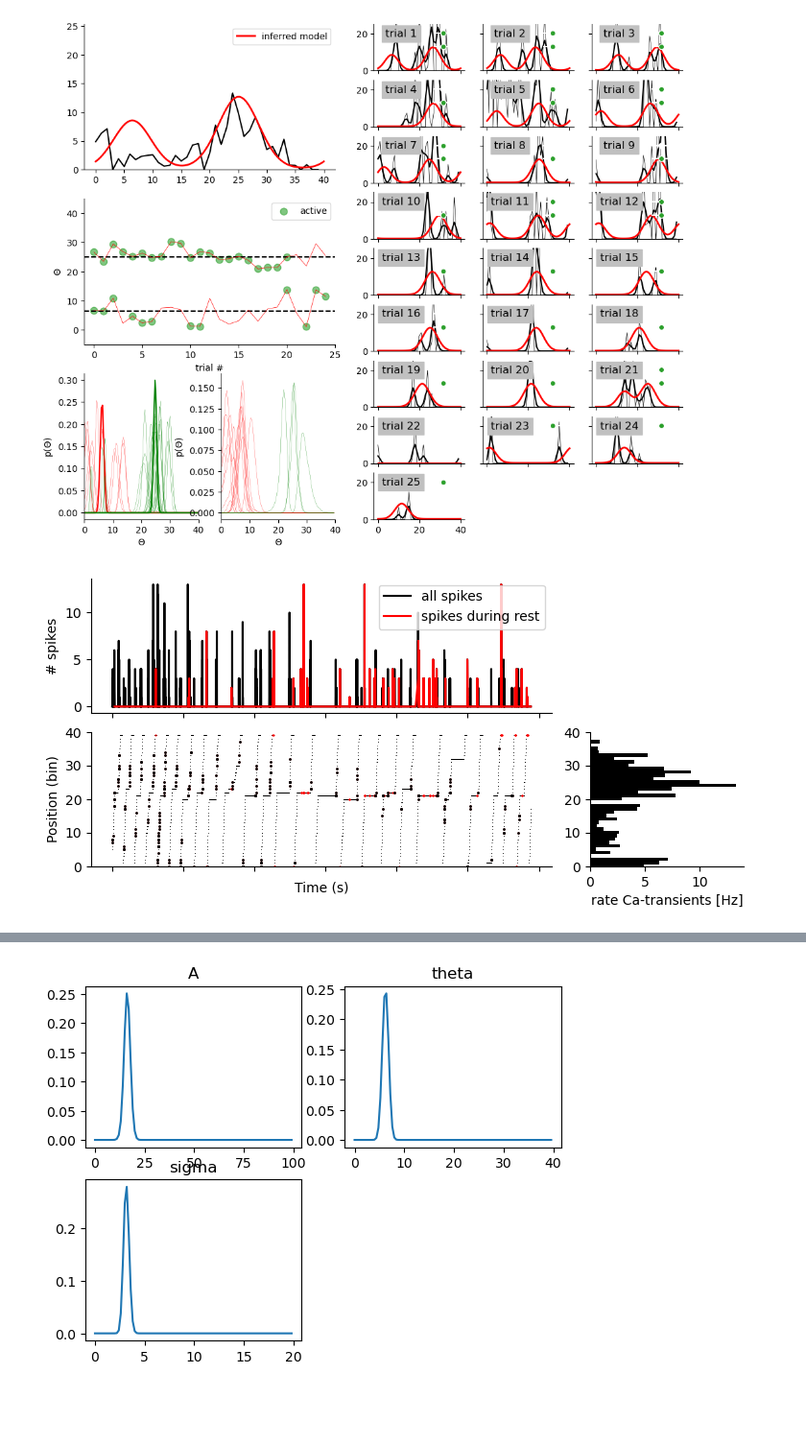
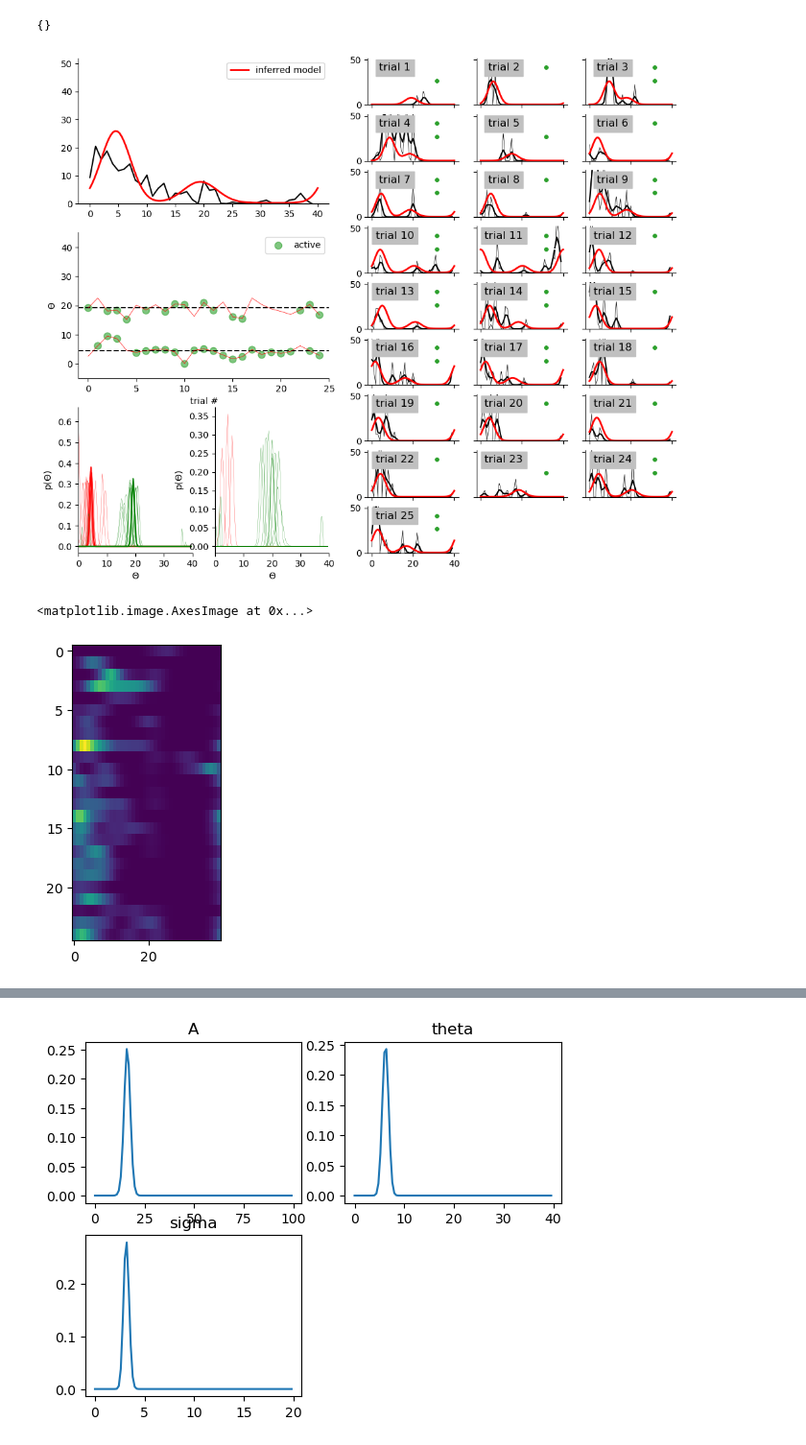
Before and after one commit to woxxel/placefield_detection, a Jupyter notebook: notebooks/test_process_session.ipynb, the cells around one changed output, grey strips where cells are left out. Shown at 96% size. Saved outputs shown, nothing was run; the diff lists cells and outputs as text; code cells hidden in the pictures; blank space fills up the shorter version.

```diff
--- a/notebooks/test_process_session.ipynb
+++ b/notebooks/test_process_session.ipynb
@@ -96,12 +96,12 @@ HBox(children=(Button(description='Backward', style=ButtonStyle()), Button(descr
 from placefield_detection.process_single_neuron import process_single_neuron
 from placefield_detection.utils import plot_activity
 
+neuron = 4
 process_neuron = process_single_neuron(
     behavior,
     mode_place_cell_detection=["peak", "information"],
-    mode_place_field_detection=["bayesian"],
+    mode_place_field_detection=["bayesian","threshold"],
 )
-
-process_neuron.run_preprocessing(neuron_activity[11, :])
+process_neuron.run_preprocessing(neuron_activity[neuron, :])
 plot_activity(process_neuron.prepared_activity, behavior)
 # %% [output]
@@ -109,7 +109,7 @@ plot_activity(process_neuron.prepared_activity, behavior)
 # %%
 # process_neuron.run_detection(neuron_activity[11, :])
 process_neuron.run_detection(
-    neuron_activity[11, :], limit_execution_time=900, show_status=True
+    neuron_activity[neuron, :], limit_execution_time=900, show_status=True
 )
 # %% [output]
 f=0
@@ -141,11 +141,17 @@ Model comparison finished after 1226.92s with evidences:         f=0 , logz=-176
 # %%
-process_neuron.results["bayesian"] = process_neuron.place_cell_results["bayesian"]
+process_neuron.results["threshold"]
+# %% [output]
+{}
 # %%
 from placefield_detection.analyze_results import display_results
 display_results(process_neuron.results)
 # %% [output]
-[figure, old version]
+[figure, new version]
 # %%
-plot_activity(process_neuron.prepared_activity, behavior)
+from placefield_detection.utils import gauss_smooth
+fig = plt.figure(figsize=(2,4))
+ax = fig.add_subplot(111)
+ax.imshow(gauss_smooth(process_neuron.results["firingstats"]["map_trial_rates"],(0,2)),aspect='auto')
 # %% [output]
+<matplotlib.image.AxesImage at 0x...>
-[figure, old version]
+[figure, new version]
```
Also changed, not shown: parts of 26 cells of this notebook, 10 other files.
